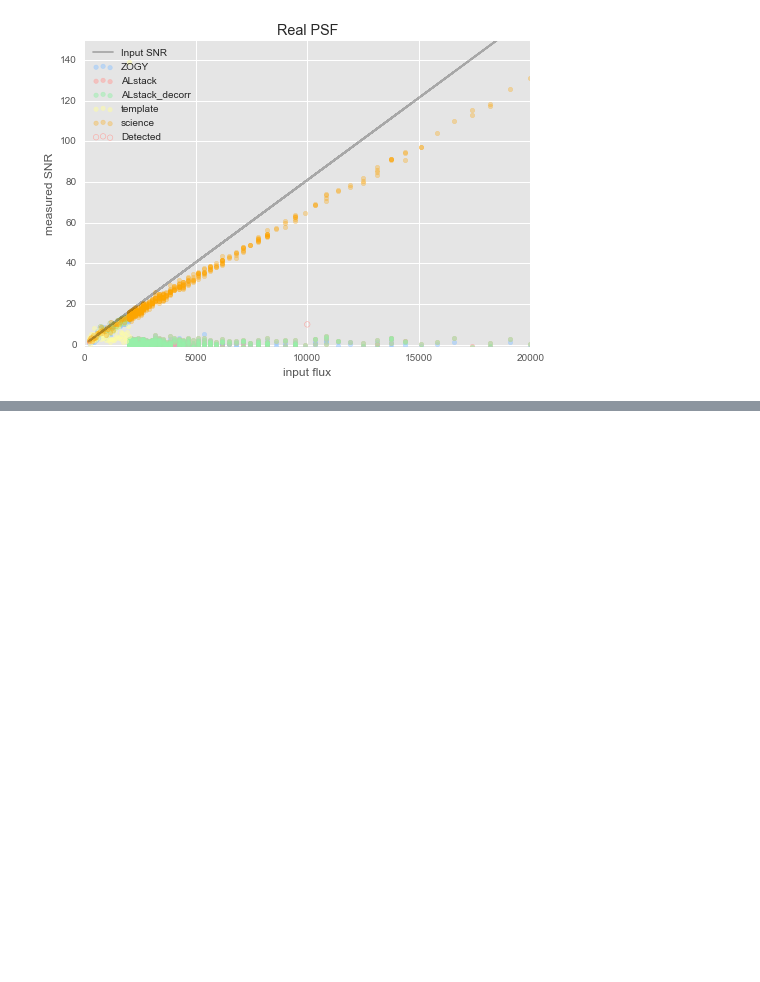
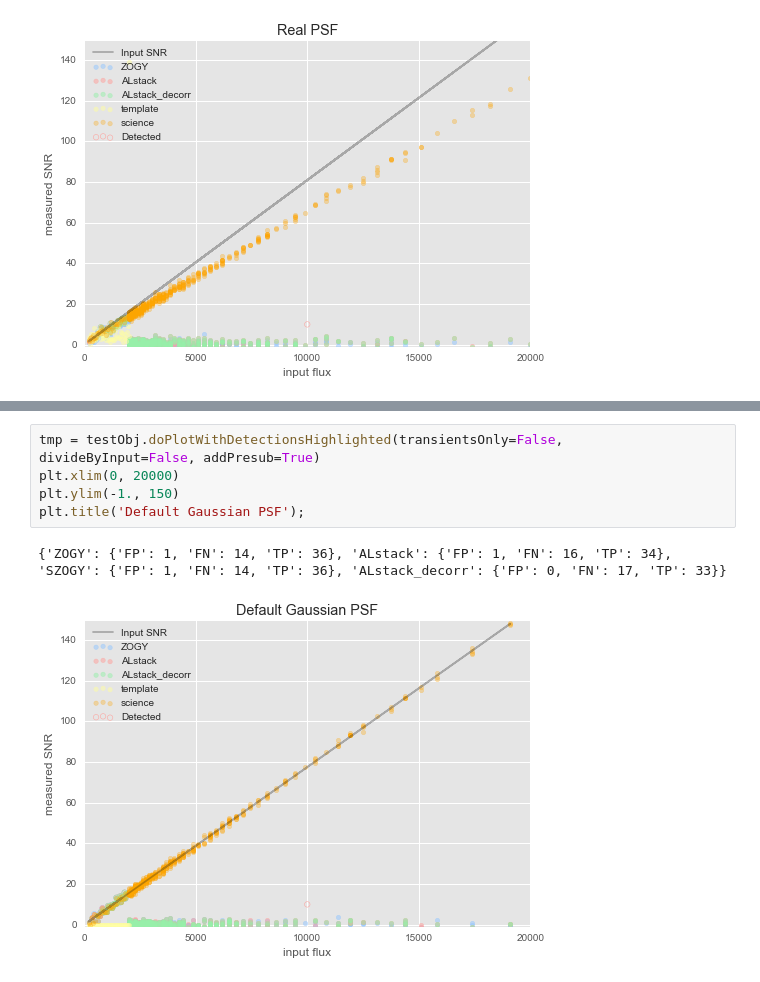
Before and after one commit to lsst-dm/diffimTests, a Jupyter notebook: 30. 4a. other psf models-real PSFs.ipynb, the cells around one changed output, grey strips where cells are left out. Drawn from its saved outputs; the diff is of its cells as text; blank space fills up the shorter version.

```diff
--- a/30. 4a. other psf models-real PSFs.ipynb
+++ b/30. 4a. other psf models-real PSFs.ipynb
@@ -470,0 +598,8 @@ The slowest run took 4.35 times longer than the fastest. This could mean that an
+# %%
+tmp = testObj.doPlotWithDetectionsHighlighted(transientsOnly=False, divideByInput=False, addPresub=True)
+plt.xlim(0, 20000)
+plt.ylim(-1., 150)
+plt.title('Default Gaussian PSF');
+# %% [output]
+{'ZOGY': {'FP': 1, 'FN': 14, 'TP': 36}, 'ALstack': {'FP': 1, 'FN': 16, 'TP': 34}, 'SZOGY': {'FP': 1, 'FN': 14, 'TP': 36}, 'ALstack_decorr': {'FP': 0, 'FN': 17, 'TP': 33}}
+[figure, added]
```
Also changed, not shown: parts of 14 cells of this notebook, 4 other files.
